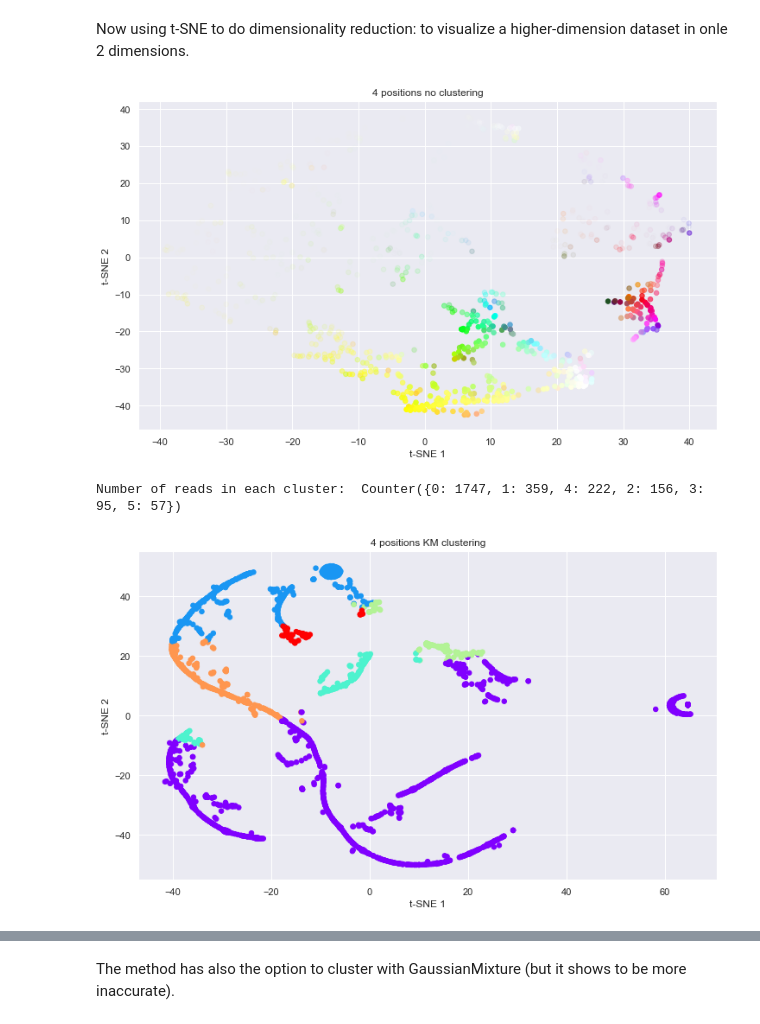
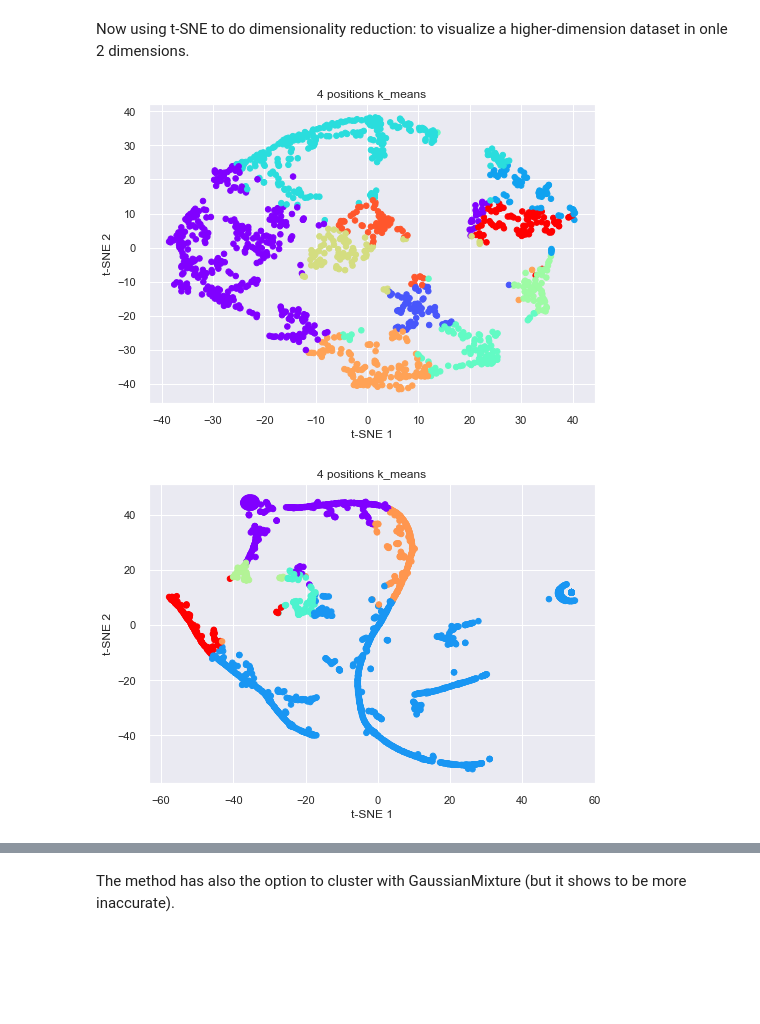
Before and after one commit to adbailey4/read_clustering, a Jupyter notebook: notebooks/18S_25S_KMeans_clustering.ipynb, the cells around one changed output, grey strips where cells are left out. Cells and saved outputs as stored; diff of their text form; code cells hidden in the pictures; blank space fills up the shorter version.

```diff
--- a/notebooks/18S_25S_KMeans_clustering.ipynb
+++ b/notebooks/18S_25S_KMeans_clustering.ipynb
@@ -132 +1,7 @@ native = VariantCall(file_path)
+# %%
+from read_clustering.variant_call import VariantCall
+path = 'C:/Users/lalaj/PycharmProjects/untitled3/read_clustering/tests/test_files/native_cbf5_gal.csv'
+path = '/Users/andrewbailey/PycharmProjects/read_clustering/tests/test_files/native_cbf5_gal.csv'
+
+native = VariantCall(path)
 # %%
@@ -171,15 +51,14 @@ plt.show()
 Now using t-SNE to do dimensionality reduction: to visualize a higher-dimension dataset in onle 2 dimensions.
 # %%
 #4 random positions without any clustering
-native.plot_tSNE_reads_covering_positions_data([2728, 2734, 2790, 2842], 10, 'no')
+native.plot_tSNE_reads_covering_positions_data([2728, 2734, 2790, 2842], 'k_means', max_number_clusters=10, find_optimal=False)
 # %% [output]
-[figure, old version]
+[figure, new version]
 # %%
 #Positions chosen toward the 3' end of 18S.
 #4 positions
-native.plot_tSNE_reads_covering_positions_data([1638, 1574, 1571, 1427], 6, 'KM')
+native.plot_tSNE_reads_covering_positions_data([1638, 1574, 1571, 1427], 'k_means', max_number_clusters=6, find_optimal=False)
 # %% [output]
-Number of reads in each cluster:  Counter({0: 1747, 1: 359, 4: 222, 2: 156, 3: 95, 5: 57})
-[figure, old version]
+[figure, new version]
 # %%
 #5 positions
```
Also changed, not shown: parts of 19 cells of this notebook, 10 other files.
